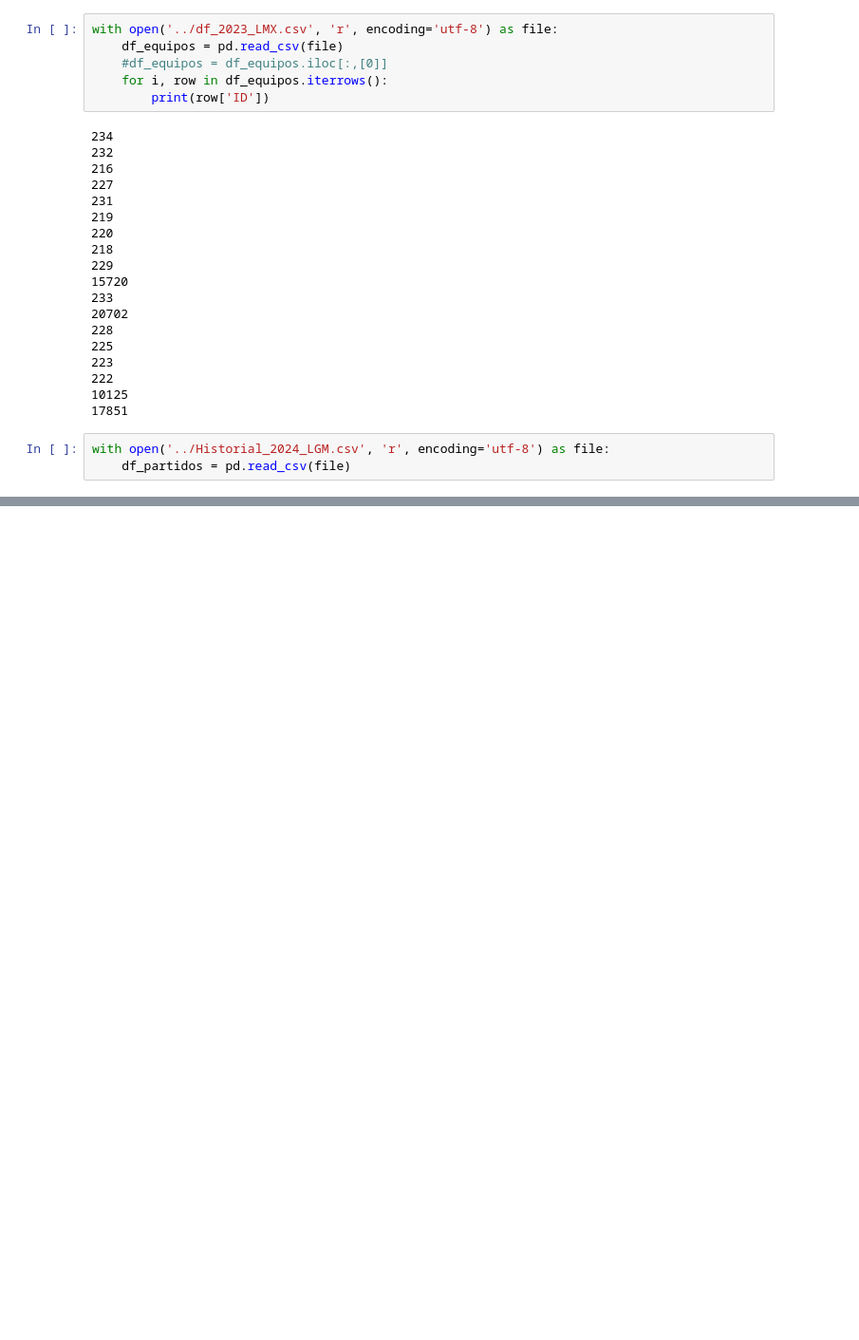
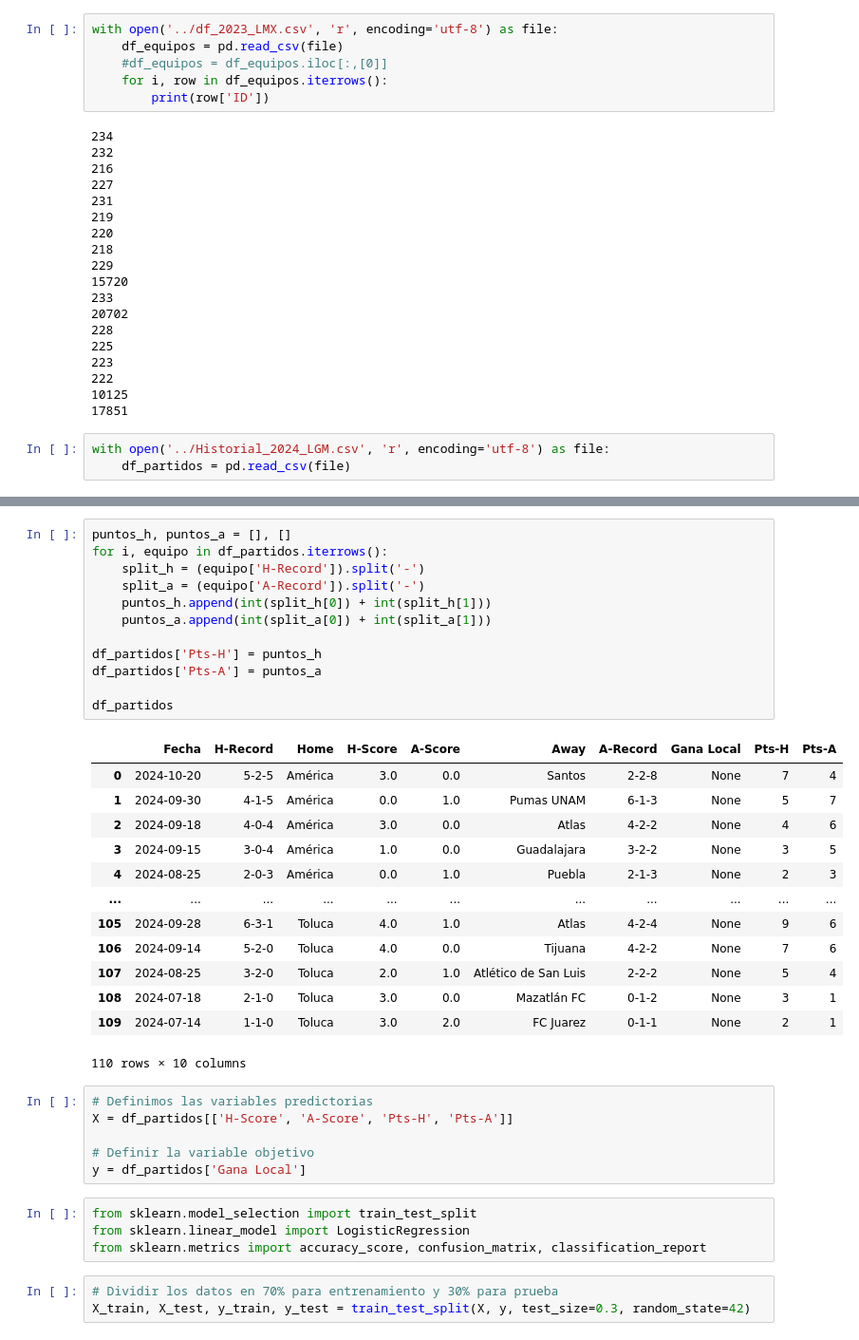
Before and after one commit to Fabian7Aguirre/PrediccionDePartidos, a Jupyter notebook: busqueda_de_datos/prueba.ipynb, the cells around one changed output, grey strips where cells are left out. Shown at 95% size. Saved outputs shown, nothing was run; the diff lists cells and outputs as text; blank space fills up the shorter version.

```diff
--- a/busqueda_de_datos/prueba.ipynb
+++ b/busqueda_de_datos/prueba.ipynb
@@ -117,0 +115,39 @@ df_partidos
+# %%
+puntos_h, puntos_a = [], []
+for i, equipo in df_partidos.iterrows():
+    split_h = (equipo['H-Record']).split('-')
+    split_a = (equipo['A-Record']).split('-')
+    puntos_h.append(int(split_h[0]) + int(split_h[1]))
+    puntos_a.append(int(split_a[0]) + int(split_a[1]))
+
+df_partidos['Pts-H'] = puntos_h
+df_partidos['Pts-A'] = puntos_a
+
+df_partidos
+# %% [output]
+|  | Fecha | H-Record | Home | H-Score | A-Score | Away | A-Record | Gana Local | Pts-H | Pts-A |
+| 0 | 2024-10-20 | 5-2-5 | América | 3.0 | 0.0 | Santos | 2-2-8 | None | 7 | 4 |
+| 1 | 2024-09-30 | 4-1-5 | América | 0.0 | 1.0 | Pumas UNAM | 6-1-3 | None | 5 | 7 |
+| 2 | 2024-09-18 | 4-0-4 | América | 3.0 | 0.0 | Atlas | 4-2-2 | None | 4 | 6 |
+| 3 | 2024-09-15 | 3-0-4 | América | 1.0 | 0.0 | Guadalajara | 3-2-2 | None | 3 | 5 |
+| 4 | 2024-08-25 | 2-0-3 | América | 0.0 | 1.0 | Puebla | 2-1-3 | None | 2 | 3 |
+| ... | ... | ... | ... | ... | ... | ... | ... | ... | ... | ... |
+| 105 | 2024-09-28 | 6-3-1 | Toluca | 4.0 | 1.0 | Atlas | 4-2-4 | None | 9 | 6 |
+| 106 | 2024-09-14 | 5-2-0 | Toluca | 4.0 | 0.0 | Tijuana | 4-2-2 | None | 7 | 6 |
+| 107 | 2024-08-25 | 3-2-0 | Toluca | 2.0 | 1.0 | Atlético de San Luis | 2-2-2 | None | 5 | 4 |
+| 108 | 2024-07-18 | 2-1-0 | Toluca | 3.0 | 0.0 | Mazatlán FC | 0-1-2 | None | 3 | 1 |
+| 109 | 2024-07-14 | 1-1-0 | Toluca | 3.0 | 2.0 | FC Juarez | 0-1-1 | None | 2 | 1 |
+110 rows × 10 columns
+# %%
+# Definimos las variables predictorias
+X = df_partidos[['H-Score', 'A-Score', 'Pts-H', 'Pts-A']]
+
+# Definir la variable objetivo
+y = df_partidos['Gana Local']
+# %%
+from sklearn.model_selection import train_test_split
+from sklearn.linear_model import LogisticRegression
+from sklearn.metrics import accuracy_score, confusion_matrix, classification_report
+# %%
+# Dividir los datos en 70% para entrenamiento y 30% para prueba
+X_train, X_test, y_train, y_test = train_test_split(X, y, test_size=0.3, random_state=42)
```
Also changed, not shown: parts of 4 cells of this notebook, 6 other files.
